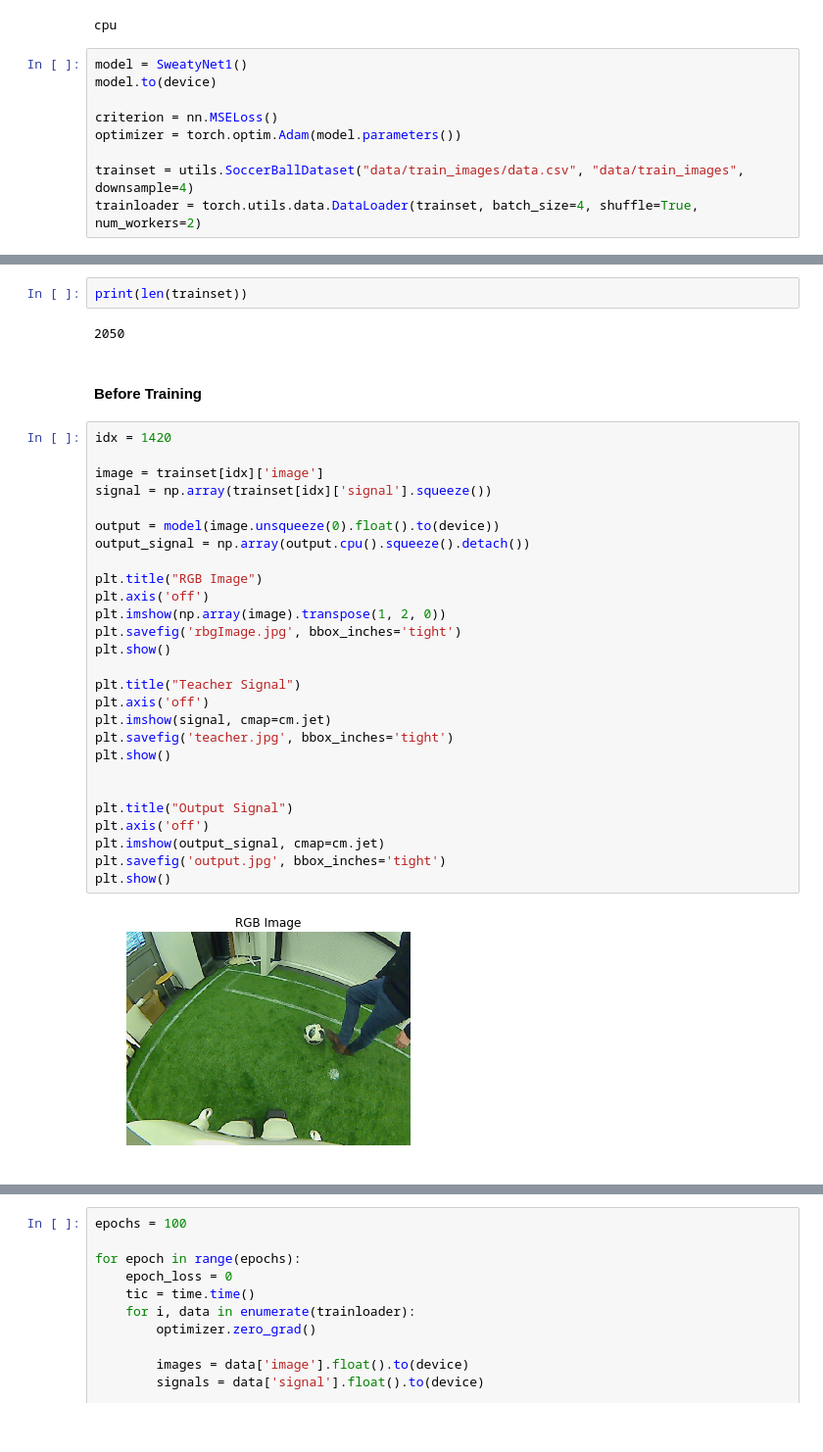
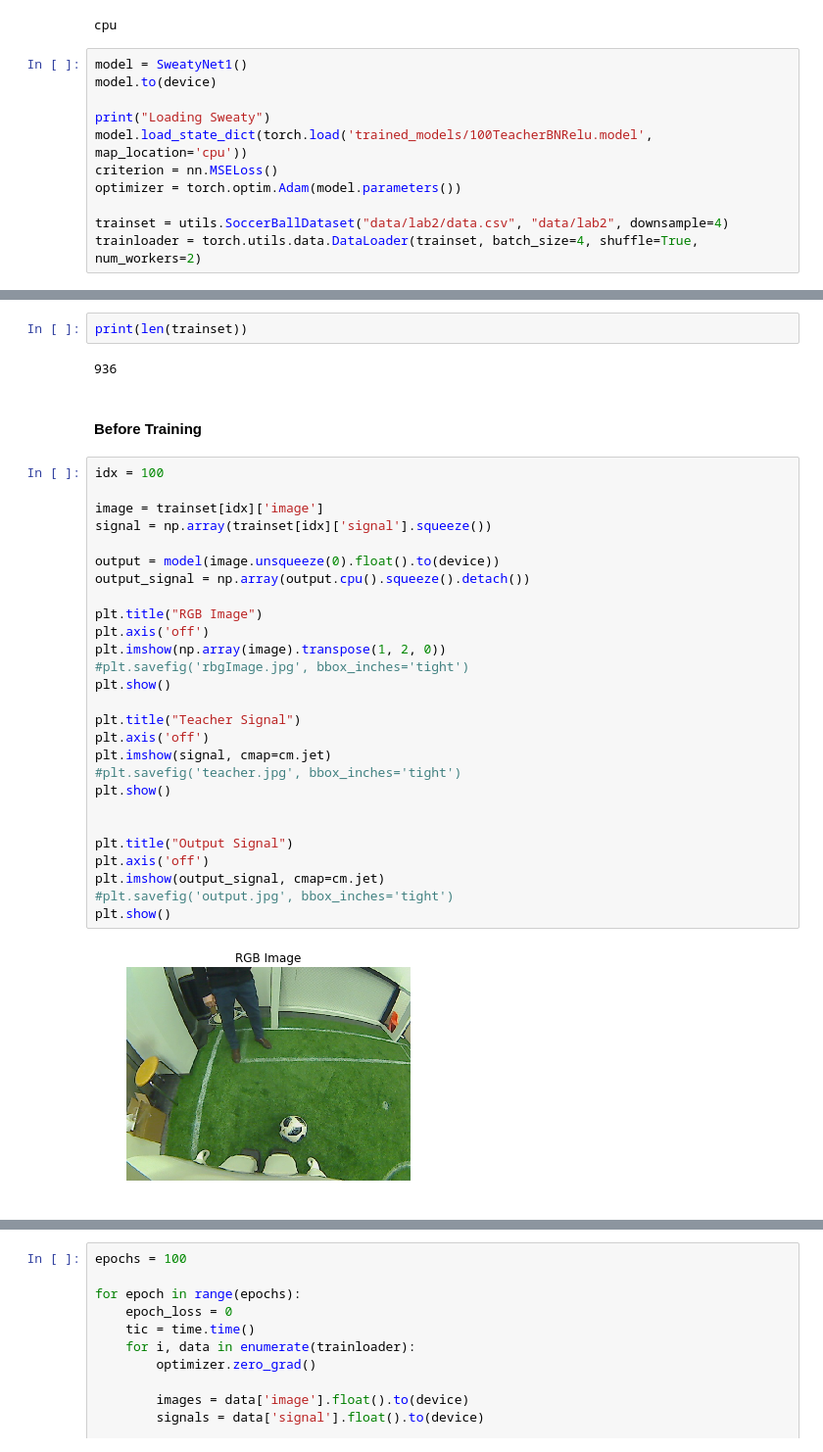
Before and after one commit to torayeff/RoboCupHumanoid, a Jupyter notebook: Sweaty1.ipynb, the cells around one changed output, grey strips where cells are left out. Shown at 98% size. Cells and saved outputs as stored; diff of their text form.

```diff
--- a/Sweaty1.ipynb
+++ b/Sweaty1.ipynb
@@ -79,10 +79,12 @@ cpu
 model = SweatyNet1()
 model.to(device)
 
+print("Loading Sweaty")
+model.load_state_dict(torch.load('trained_models/100TeacherBNRelu.model', map_location='cpu'))
 criterion = nn.MSELoss()
 optimizer = torch.optim.Adam(model.parameters())
 
-trainset = utils.SoccerBallDataset("data/train_images/data.csv", "data/train_images", downsample=4)
+trainset = utils.SoccerBallDataset("data/lab2/data.csv", "data/lab2", downsample=4)
 trainloader = torch.utils.data.DataLoader(trainset, batch_size=4, shuffle=True, num_workers=2)
 # %% [output]
 Model initialized
@@ -91,35 +94,35 @@ Elapsed: 51.638635 sec.
 # %%
 print(len(trainset))
 # %% [output]
-2050
+936
 # %% [markdown]
 #### Before Training
 # %%
-idx = 1420
+idx = 100
 
 image = trainset[idx]['image']
 signal = np.array(trainset[idx]['signal'].squeeze())
 
 output = model(image.unsqueeze(0).float().to(device))
 output_signal = np.array(output.cpu().squeeze().detach())
 
 plt.title("RGB Image")
 plt.axis('off')
 plt.imshow(np.array(image).transpose(1, 2, 0))
-plt.savefig('rbgImage.jpg', bbox_inches='tight')
+#plt.savefig('rbgImage.jpg', bbox_inches='tight')
 plt.show()
 
 plt.title("Teacher Signal")
 plt.axis('off')
 plt.imshow(signal, cmap=cm.jet)
-plt.savefig('teacher.jpg', bbox_inches='tight')
+#plt.savefig('teacher.jpg', bbox_inches='tight')
 plt.show()
 
 
 plt.title("Output Signal")
 plt.axis('off')
 plt.imshow(output_signal, cmap=cm.jet)
-plt.savefig('output.jpg', bbox_inches='tight')
+#plt.savefig('output.jpg', bbox_inches='tight')
 plt.show()
 # %% [output]
-[figure, old version]
+[figure, new version]
```
Also changed, not shown: parts of 2 cells of this notebook, 1 other file.
